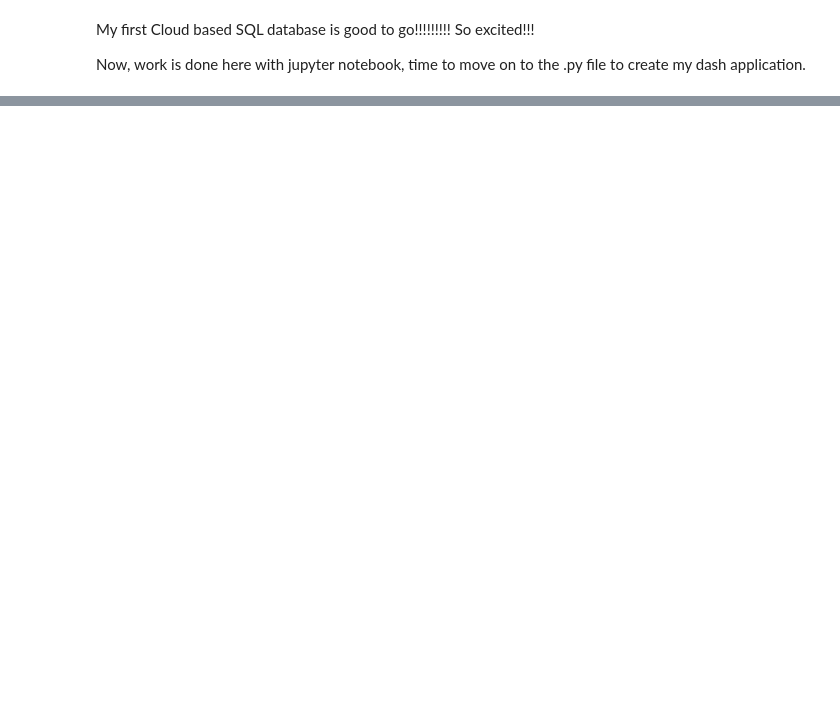
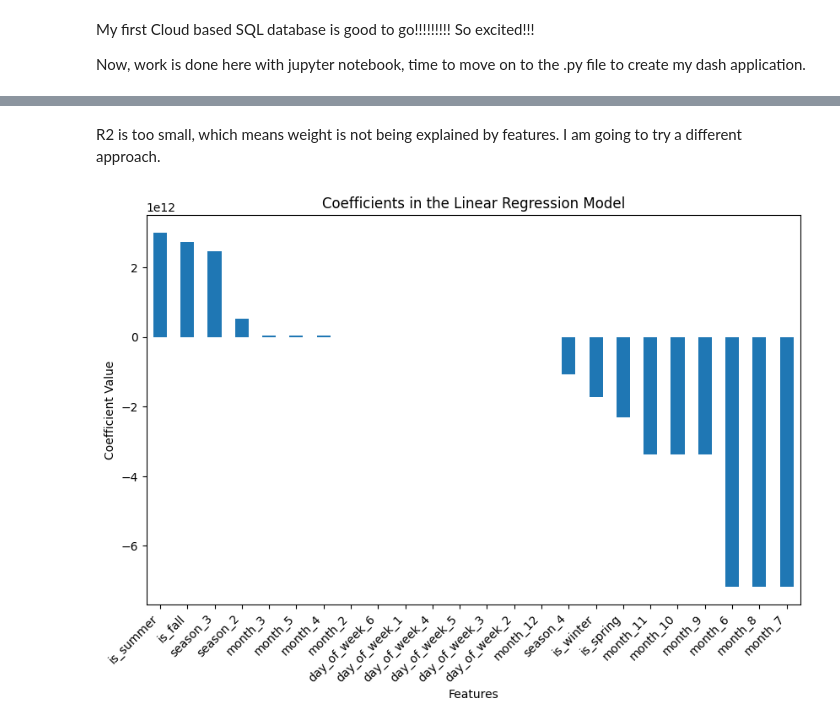
Before and after one commit to DericMei/BodyWeightApplication, a Jupyter notebook: Project Code.ipynb, the cells around one changed output, grey strips where cells are left out. Cells and saved outputs as stored; diff of their text form; code cells hidden in the pictures; blank space fills up the shorter version.

```diff
--- a/Project Code.ipynb
+++ b/Project Code.ipynb
@@ -343,0 +424,28 @@ Now, work is done here with jupyter notebook, time to move on to the .py file to
+# %%
+scaler = StandardScaler()
+df['weight_scaled'] = scaler.fit_transform(df[['weight']])
+# %%
+# Define variables
+X = df.drop(['weight', 'weight_scaled'], axis=1)
+y = df['weight_scaled']
+
+model = LinearRegression()
+model.fit(X, y)
+
+# Coefficients
+coefficients = pd.DataFrame(model.coef_, X.columns, columns=['Coefficient'])
+print("Coefficients:")
+print(coefficients)
+
+# Predictions
+y_pred = model.predict(X)
+
+# R^2 Score
+r2 = r2_score(y, y_pred)
+print("\nR^2 score (Coefficient of Determination):", r2)
+
+# Mean Squared Error and Root Mean Squared Error
+mse = mean_squared_error(y, y_pred)
+rmse = np.sqrt(mse)
+print("Mean Squared Error:", mse)
+print("Root Mean Squared Error:", rmse)
@@ -343,0 +470,17 @@ Now, work is done here with jupyter notebook, time to move on to the .py file to
+# %% [markdown]
+R2 is too small, which means weight is not being explained by features. I am going to try a different approach.
+# %%
+# Plot coefficients
+# Sort the coefficients for better visualization
+coefficients = coefficients.sort_values(by='Coefficient', ascending=False)
+
+# Plot
+plt.figure(figsize=(10, 6))
+coefficients['Coefficient'].plot(kind='bar')
+plt.title('Coefficients in the Linear Regression Model')
+plt.xlabel('Features')
+plt.ylabel('Coefficient Value')
+plt.xticks(rotation=45, ha='right')  # Rotate feature names for better readability
+plt.show()
+# %% [output]
+[figure, added]
```
Also changed, not shown: parts of 39 cells of this notebook, 8 other files.
